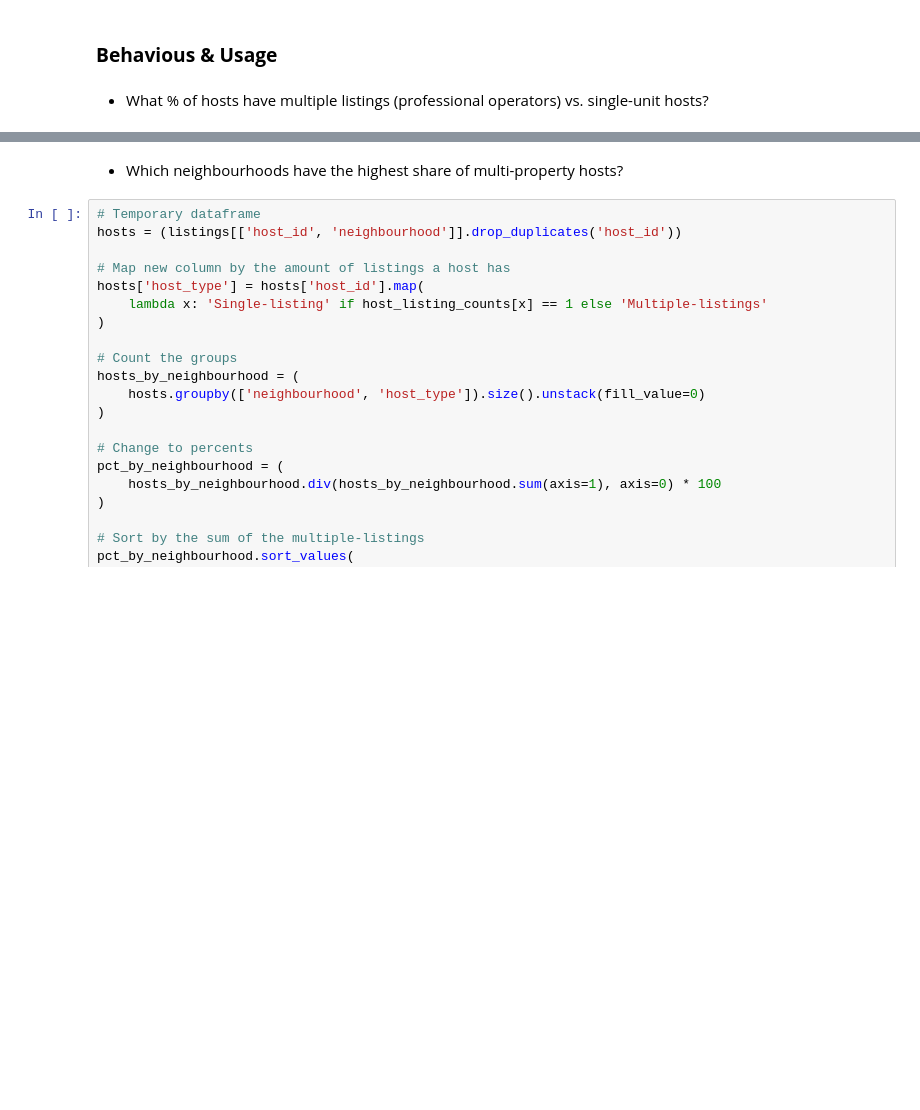
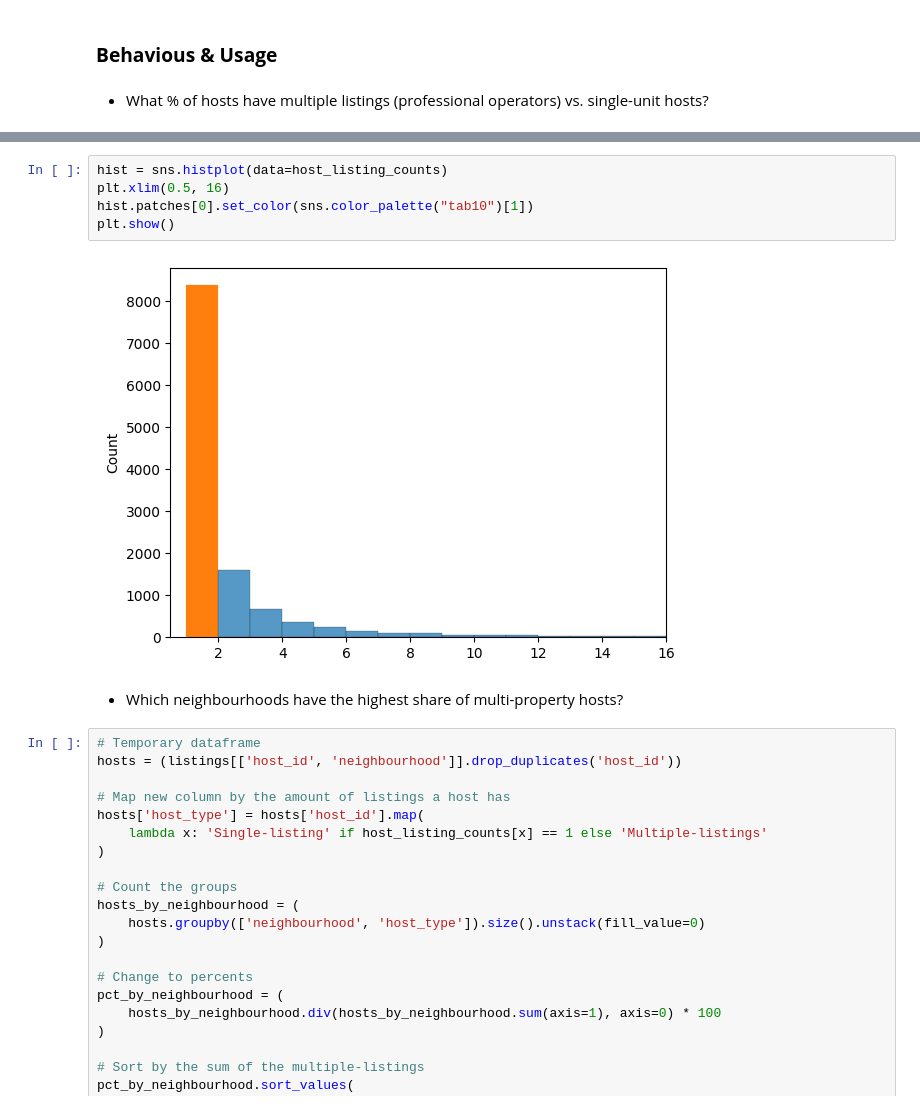
Before and after one commit to EdgarHTT/Airbnb_CDMX_EDA, a Jupyter notebook: Airbnb_CDMX_EDA.ipynb, the cells around one changed output, grey strips where cells are left out. Cells and saved outputs as stored; diff of their text form; blank space fills up the shorter version.

```diff
--- a/Airbnb_CDMX_EDA.ipynb
+++ b/Airbnb_CDMX_EDA.ipynb
@@ -299,3 +307,10 @@ ax.pie(host_groups.values(), labels=host_groups.keys(), autopct="%1.1f%%");
+# %%
+hist = sns.histplot(data=host_listing_counts)
+plt.xlim(0.5, 16)
+hist.patches[0].set_color(sns.color_palette("tab10")[1])
+plt.show()
+# %% [output]
+[figure, added]
 # %% [markdown]
 - Which neighbourhoods have the highest share of multi-property hosts?
 # %%
```
Also changed, not shown: parts of 12 cells of this notebook.
